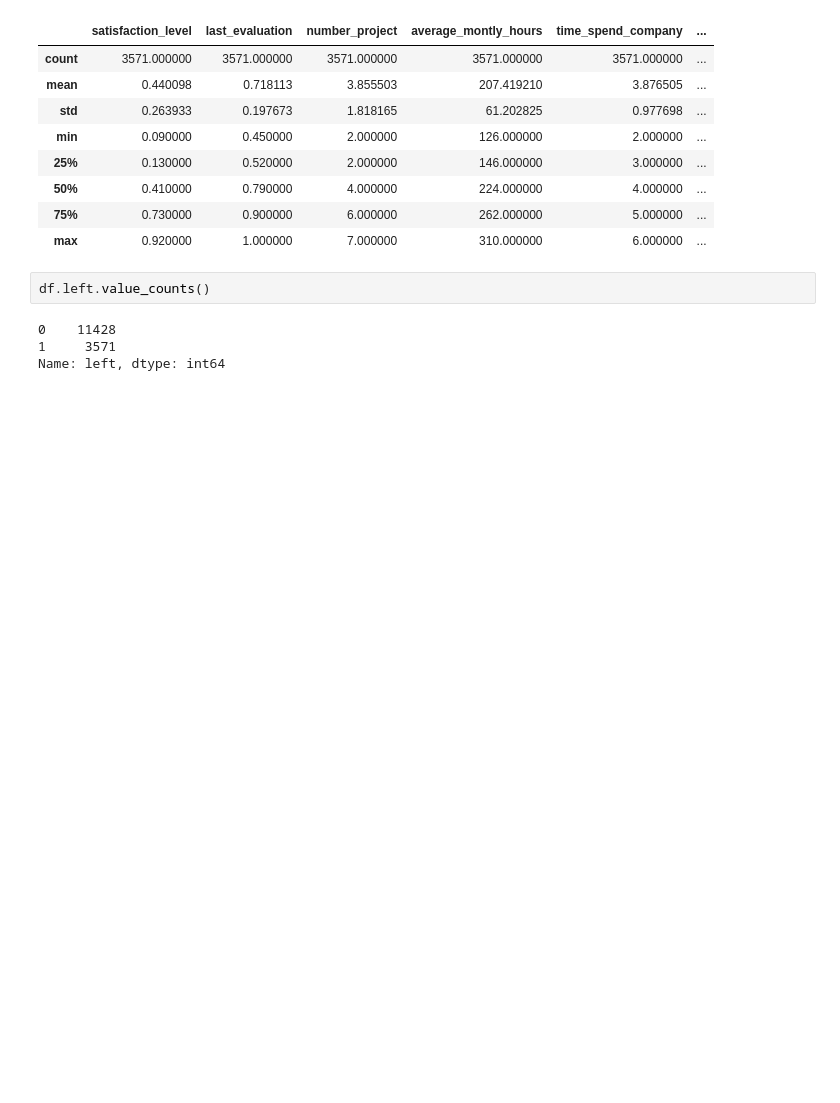
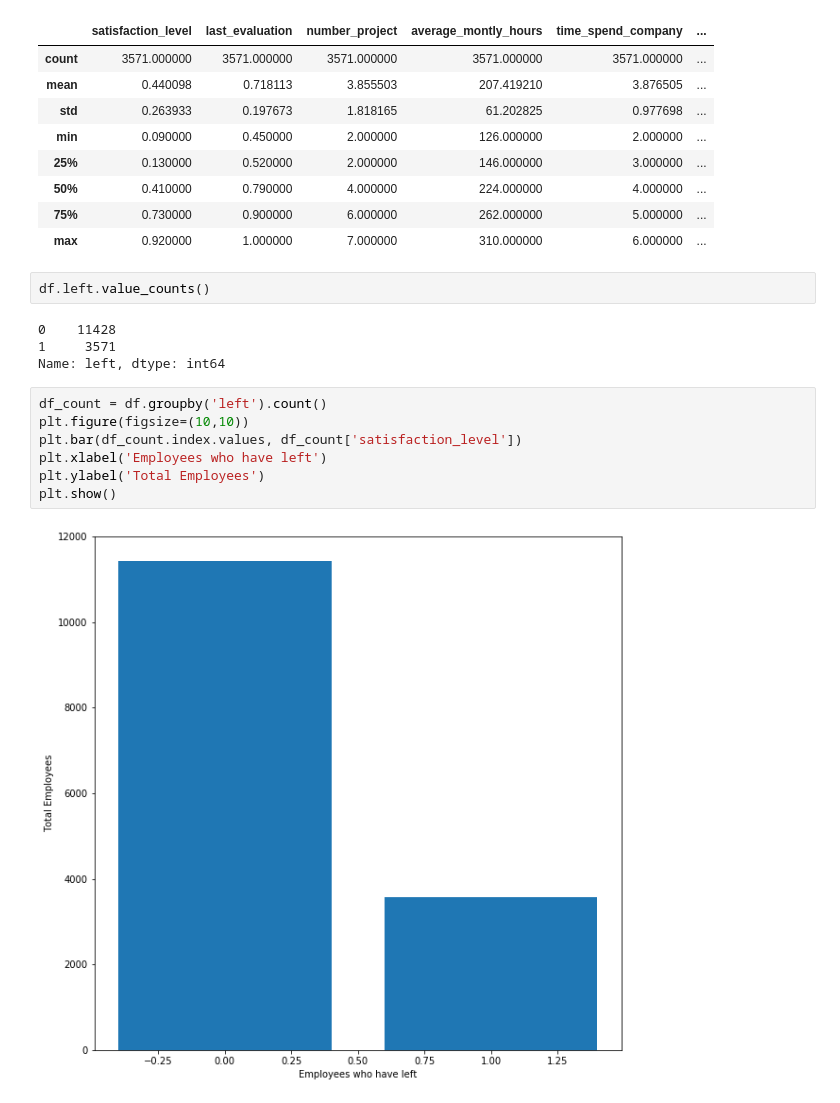
Before and after one commit to HarshaKy/mca, a Jupyter notebook: sem4/data-analytics/test2/hr-test2.ipynb, the cells around one changed output. Cells and saved outputs as stored; diff of their text form; blank space fills up the shorter version.

```diff
--- a/sem4/data-analytics/test2/hr-test2.ipynb
+++ b/sem4/data-analytics/test2/hr-test2.ipynb
@@ -69,3 +69,12 @@ df.left.value_counts()
 0    11428
 1     3571
 Name: left, dtype: int64
+# %%
+df_count = df.groupby('left').count()
+plt.figure(figsize=(10,10))
+plt.bar(df_count.index.values, df_count['satisfaction_level'])
+plt.xlabel('Employees who have left')
+plt.ylabel('Total Employees')
+plt.show()
+# %% [output]
+[figure, added]
```
Also changed, not shown: parts of 6 cells of this notebook.
